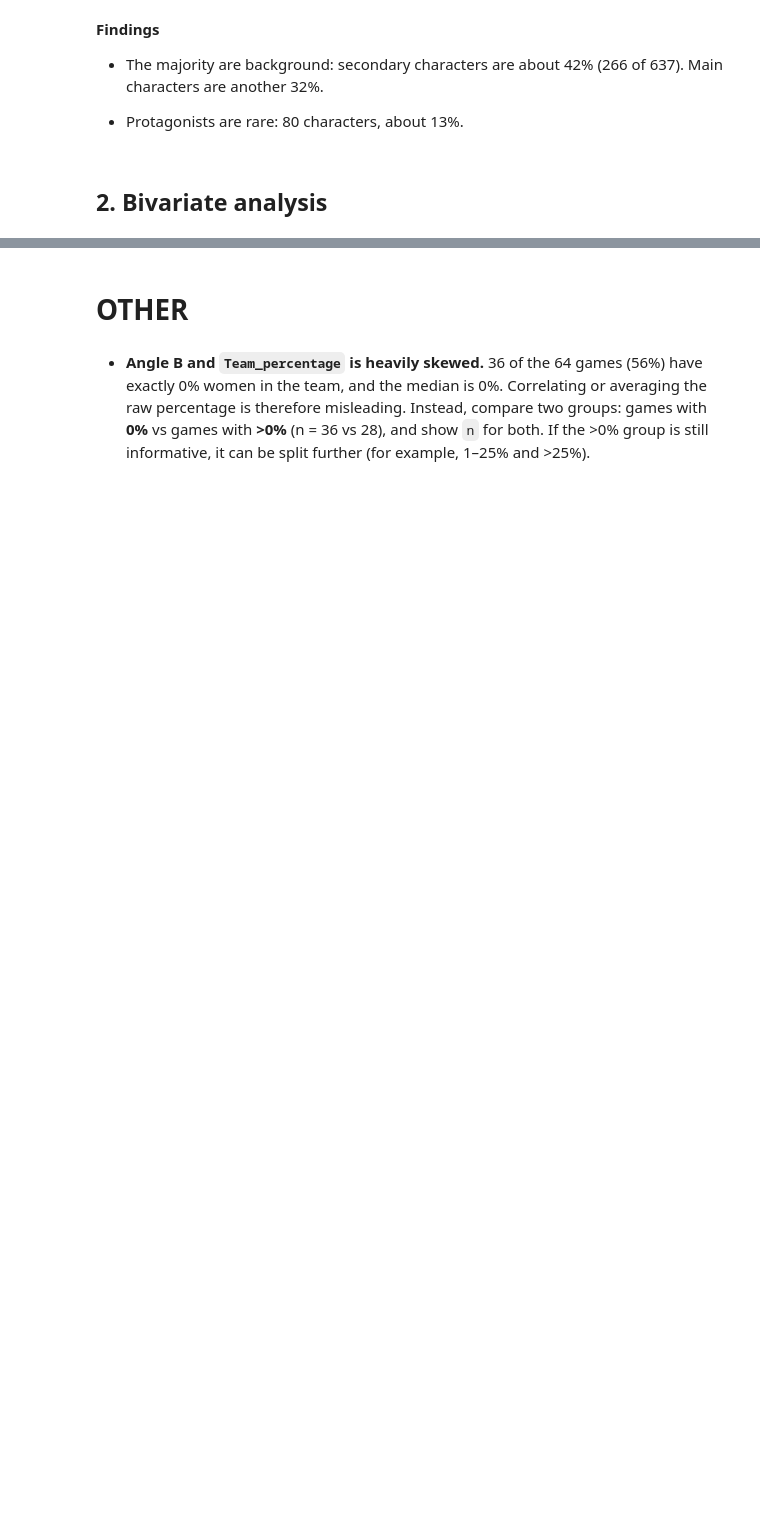
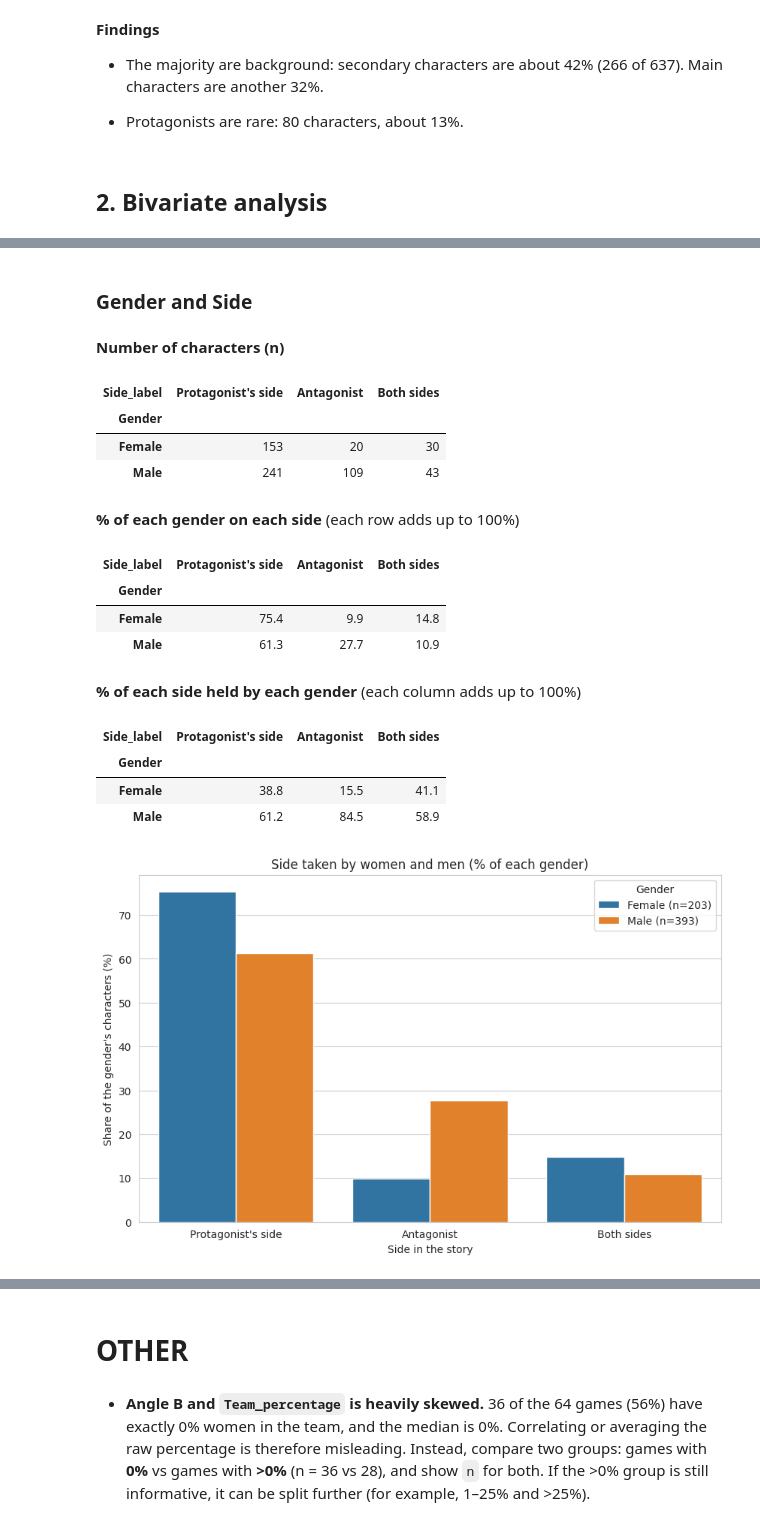
Before and after one commit to IA-P1-BCN/EDA_Manon, a Jupyter notebook: Gender Representation in Video Games.ipynb, the cells around one changed output, grey strips where cells are left out. Cells and saved outputs as stored; diff of their text form; code cells hidden in the pictures; blank space fills up the shorter version.

```diff
--- a/Gender Representation in Video Games.ipynb
+++ b/Gender Representation in Video Games.ipynb
@@ -576,0 +991,54 @@ plt.show()
+# %% [markdown]
+### Gender and Side
+# %%
+characters = tables["characters"]
+
+# Women and men only (Non-binary and Custom are too small, see notes-for-later)
+subset = characters[characters["Gender"].isin(["Female", "Male"])].copy()
+
+side_labels = {"P": "Protagonist's side", "A": "Antagonist", "B": "Both sides"}
+side_names = list(side_labels.values())
+subset["Side_label"] = subset["Side"].map(side_labels)
+
+# 1. The numbers
+counts = pd.crosstab(subset["Gender"], subset["Side_label"])[side_names]
+within_gender = (pd.crosstab(subset["Gender"], subset["Side_label"], normalize="index") * 100)[side_names]
+within_side = (pd.crosstab(subset["Gender"], subset["Side_label"], normalize="columns") * 100)[side_names]
+
+display(Markdown("**Number of characters (n)**"))
+display(counts)
+
+display(Markdown("**% of each gender on each side** (each row adds up to 100%)"))
+display(within_gender.round(1))
+
+display(Markdown("**% of each side held by each gender** (each column adds up to 100%)"))
+display(within_side.round(1))
+
+# 2. Grouped bar chart (within each gender)
+plot_data = within_gender.reset_index().melt(id_vars="Gender", var_name="Side", value_name="Percent")
+n = subset["Gender"].value_counts()
+plot_data["Gender"] = plot_data["Gender"].map(lambda g: f"{g} (n={n[g]})")
+
+fig, ax = plt.subplots()
+sns.barplot(data=plot_data, x="Side", y="Percent", hue="Gender", ax=ax)
+ax.set_title("Side taken by women and men (% of each gender)")
+ax.set_xlabel("Side in the story")
+ax.set_ylabel("Share of the gender's characters (%)")
+plt.show()
+# %% [output]
+**Number of characters (n)**
+| Side_label | Protagonist's side | Antagonist | Both sides |
+| Gender |  |  |  |
+| Female | 153 | 20 | 30 |
+| Male | 241 | 109 | 43 |
+**% of each gender on each side** (each row adds up to 100%)
+| Side_label | Protagonist's side | Antagonist | Both sides |
+| Gender |  |  |  |
+| Female | 75.4 | 9.9 | 14.8 |
+| Male | 61.3 | 27.7 | 10.9 |
+**% of each side held by each gender** (each column adds up to 100%)
+| Side_label | Protagonist's side | Antagonist | Both sides |
+| Gender |  |  |  |
+| Female | 38.8 | 15.5 | 41.1 |
+| Male | 61.2 | 84.5 | 58.9 |
+[figure, added]
```
Also changed, not shown: parts of 33 cells of this notebook.
